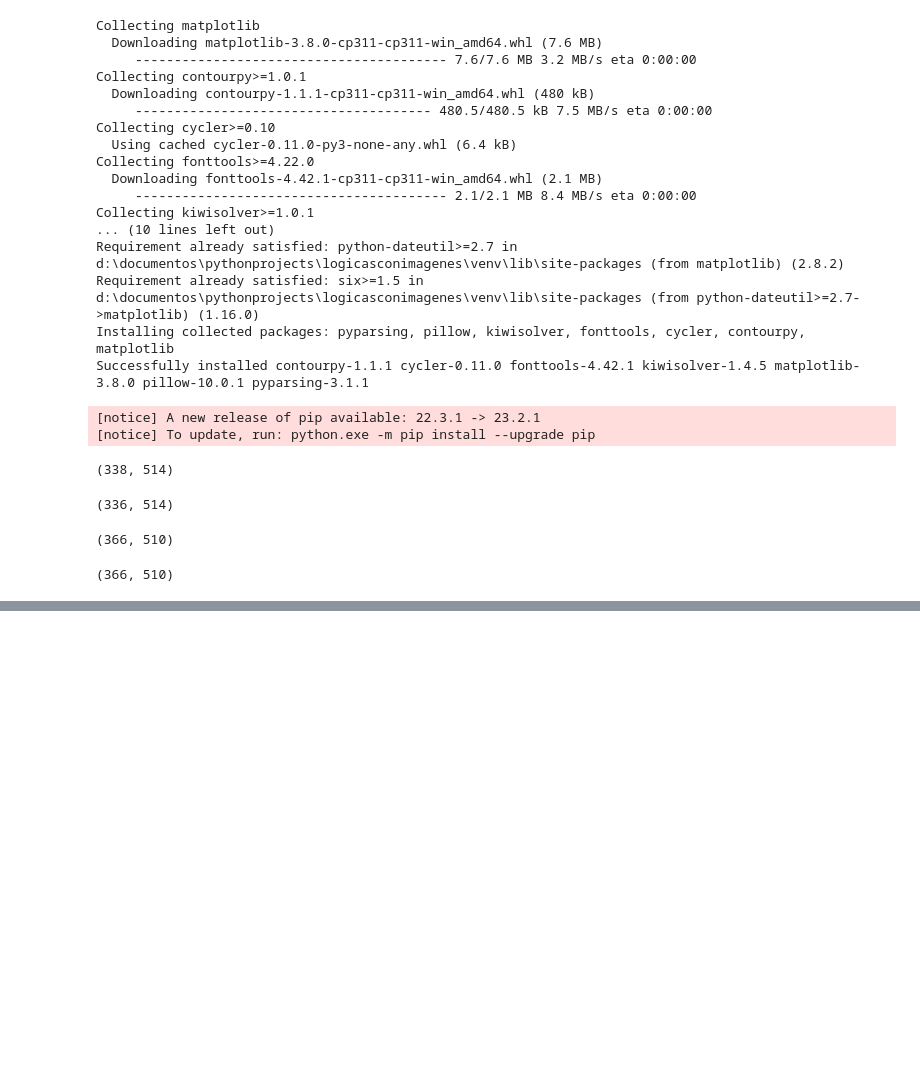
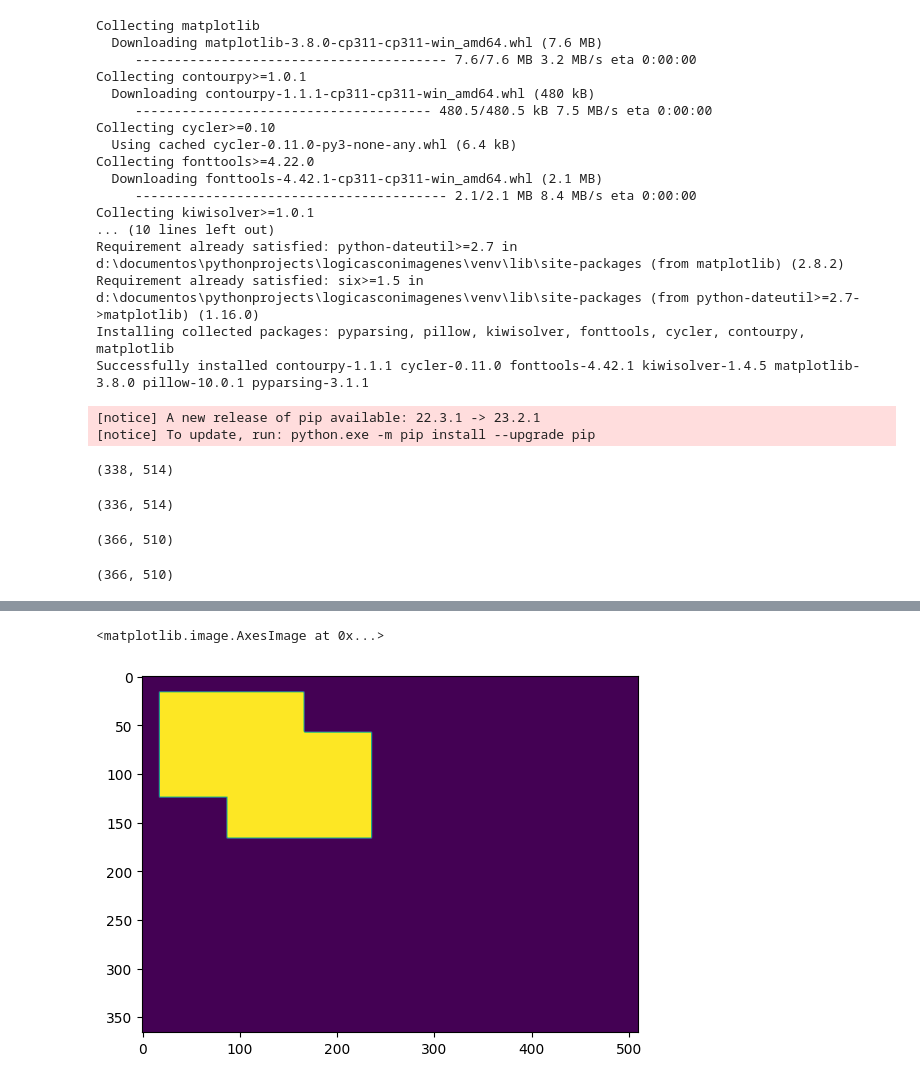
Before and after one commit to grupoudea/operaciones-con-imagenes, a Jupyter notebook: logica.ipynb, the cells around one changed output, grey strips where cells are left out. Saved outputs shown, nothing was run; the diff lists cells and outputs as text; code cells hidden in the pictures; blank space fills up the shorter version.

```diff
--- a/logica.ipynb
+++ b/logica.ipynb
@@ -54,0 +61,6 @@ imgBResized.shape
+# %%
+imgOR = cv.bitwise_or(imgAResized, imgBResized)
+plt.imshow(imgOR)
+# %% [output]
+<matplotlib.image.AxesImage at 0x...>
+[figure, added]
```
Also changed, not shown: parts of 3 cells of this notebook.
